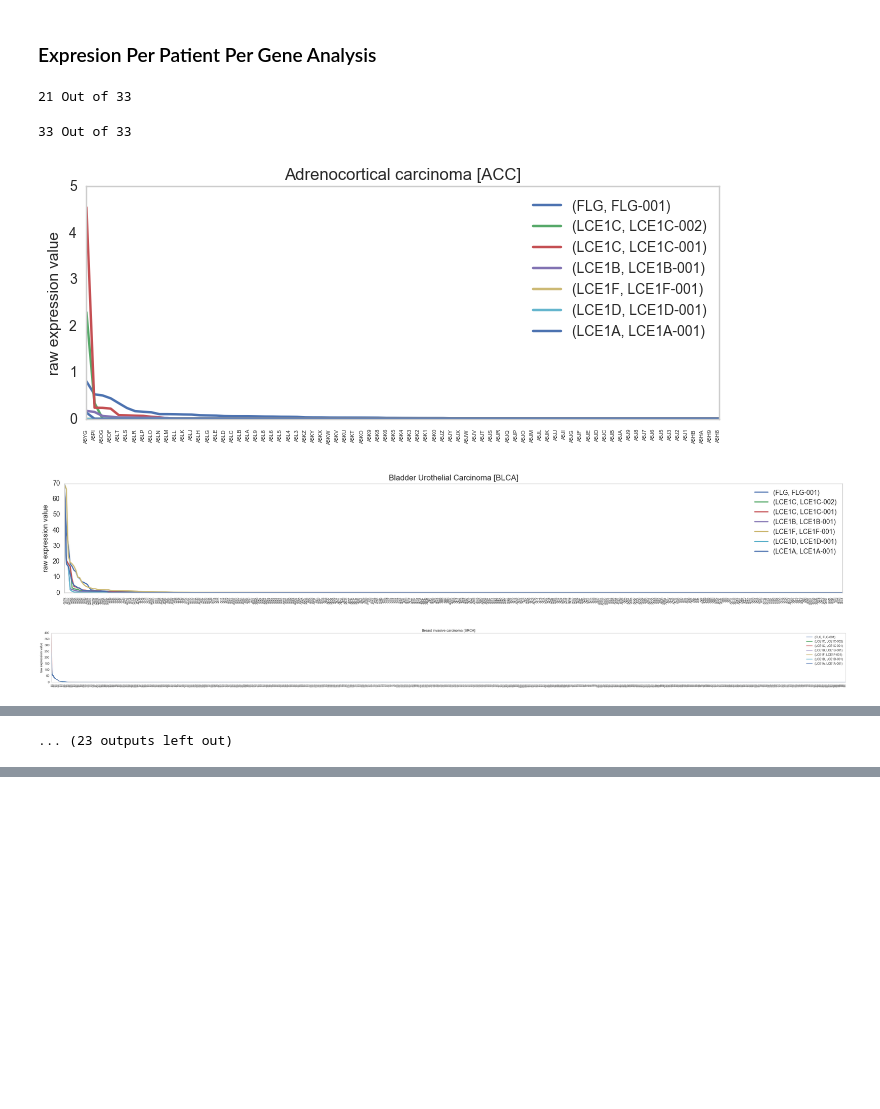
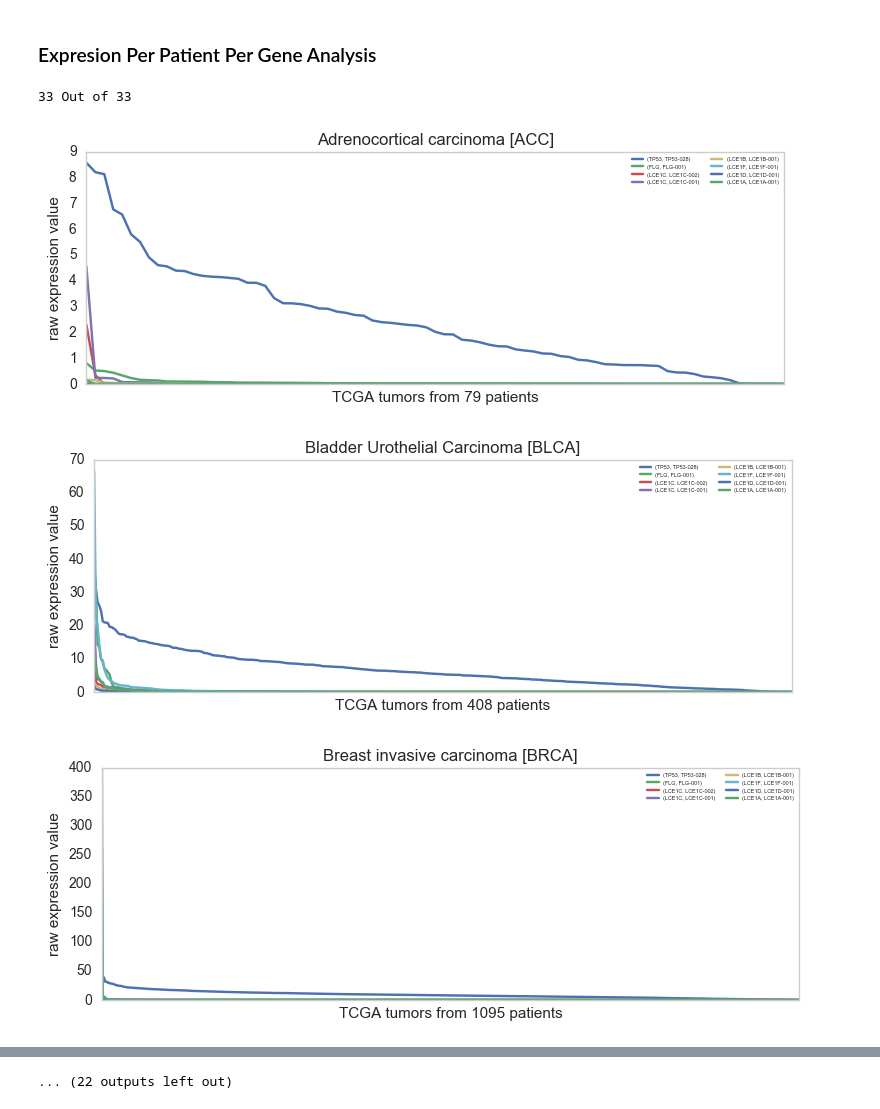
Before and after one commit to MaayanLab/Predict-Barrier-Complex-Genes, a Jupyter notebook: Predict Barrier Complex Genes.ipynb, the cells around one changed output, grey strips where cells are left out. Drawn from its saved outputs; the diff is of its cells as text; code cells hidden in the pictures; blank space fills up the shorter version.

```diff
--- a/Predict Barrier Complex Genes.ipynb
+++ b/Predict Barrier Complex Genes.ipynb
@@ -1002,10 +991,12 @@ meta = pd.Series(data = lst, index=meta.index)
 count = 0
 for fn in os.listdir('Piccolo'):
     if 'TCGA' in fn and 'Meta' not in fn and 'MAP' not in fn:
+    #if fn == 'TCGA_ACC_tpm.tsv':
         count +=1
 i = 0
 for fn in os.listdir('Piccolo'):
     if 'TCGA' in fn and 'Meta' not in fn and 'MAP' not in fn:
+    #if fn == 'TCGA_ACC_tpm.tsv':
 
         print '\r' + str(i+1) + " Out of " + str(count),
 
@@ -1030,49 +1021,70 @@ for fn in os.listdir('Piccolo'):
         example['Transcript'] = lst2
         example.insert(0,'Transcript', example.pop('Transcript'))
 
-        q = example.index.intersection(gene_list.values.flatten().tolist())
+        #q = example.index.intersection(gene_list.values.flatten().tolist())
+        q = example.index.intersection(gene_to_plot)
         example = example.T
         example = example[q]
         example = example.T
 
         example.drop_duplicates(inplace=True)
 
         example.reset_index(inplace=True)
         example.set_index(['index', 'Transcript'], inplace=True)
         example.name = name
 
         lst = []
         for sample in example.columns:
             for ID in meta.index:
                 if sample == ID:
                     lst.append(meta.ix[ID])
 
         example.columns = lst
         example.sort_index(axis=1, ascending=False, inplace=True)
 
         for col in example.columns[example.columns.duplicated()]:
             temp = example[col].T.mean()
             example.pop(col)
             example[col] = temp
 
-        f = len(example.columns)*(4.0/100)+5
+        #f = len(example.columns)*(4.0/100)+5
         plt.figure()
+        j=0
         for gene in gene_to_plot:
             if gene in example.index:
                 for transcription in example.ix[gene].index:
-                    #plt.figure()
-                    example.ix[gene, transcription].sort_values(ascending=False).plot.line(grid=False,figsize=(f,3),sort_columns=True, title=example.name)
-                    plt.xticks(np.arange(len(example.columns)), example.columns, rotation=90, fontsize= 4);
-                    plt.ylabel('raw expression value');
-                    #plt.savefig('Output/'+name+'_'+(transcription)+'.pdf', bbox_inches='tight');
-                    plt.legend()
+                    if gene == 'TP53'and transcription == 'TP53-028':
+                        #plt.gca().set_color_cycle([plt.get_cmap('Accent')(7*j)])
+                        #plt.figure()
+                        #example.ix[gene, transcription].sort_values(ascending=False).plot.line(grid=False,figsize=(f,3),sort_columns=True, title=example.name)
+                        example.ix[gene, transcription].sort_values(ascending=False).plot.line(grid=False,figsize=(9,3),sort_columns=True, title=example.name)
+                        #plt.xticks(np.arange(len(example.columns)), example.columns, rotation=90, fontsize= 4);
+                        plt.xticks([]);
+                        plt.xlabel('TCGA tumors from %s patients' % len(example.columns))
+                        plt.ylabel('raw expression value');
+                        #plt.savefig('Output/'+name+'_'+(transcription)+'.pdf', bbox_inches='tight');
+                        plt.legend(fontsize= 4, ncol=2)
+
+                        j+=1
+                    elif gene != 'TP53':
+                        #plt.gca().set_color_cycle([plt.get_cmap('Accent')(7*j)])
+                        #plt.figure()
+                        #example.ix[gene, transcription].sort_values(ascending=False).plot.line(grid=False,figsize=(f,3),sort_columns=True, title=example.name)
+                        example.ix[gene, transcription].sort_values(ascending=False).plot.line(grid=False,figsize=(9,3),sort_columns=True, title=example.name)
+                        #plt.xticks(np.arange(len(example.columns)), example.columns, rotation=90, fontsize= 4);
+                        plt.xticks([]);
+                        plt.xlabel('TCGA tumors from %s patients' % len(example.columns))
+                        plt.ylabel('raw expression value');
+                        #plt.savefig('Output/'+name+'_'+(transcription)+'.pdf', bbox_inches='tight');
+                        plt.legend(fontsize= 4, ncol=2)
+
+                        j+=1
 
         example.to_csv('Output/'+name+'.csv', sep='\t')
         plt.savefig('Output/'+name+'.pdf', bbox_inches='tight');
         i += 1
 # %% [output]
-21 Out of 33
+33 Out of 33
-33 Out of 33
-[figure, old version]
+[figure, new version]
-[figure, old version]
+[figure, new version]
-[figure, old version]
+[figure, new version]
@@ -1086 +1097,0 @@ for fn in os.listdir('Piccolo'):
-... (23 outputs left out)
@@ -1087 +1099,2 @@ for fn in os.listdir('Piccolo'):
+... (22 outputs left out)
 # %%
```
Also changed, not shown: parts of 9 cells of this notebook.
